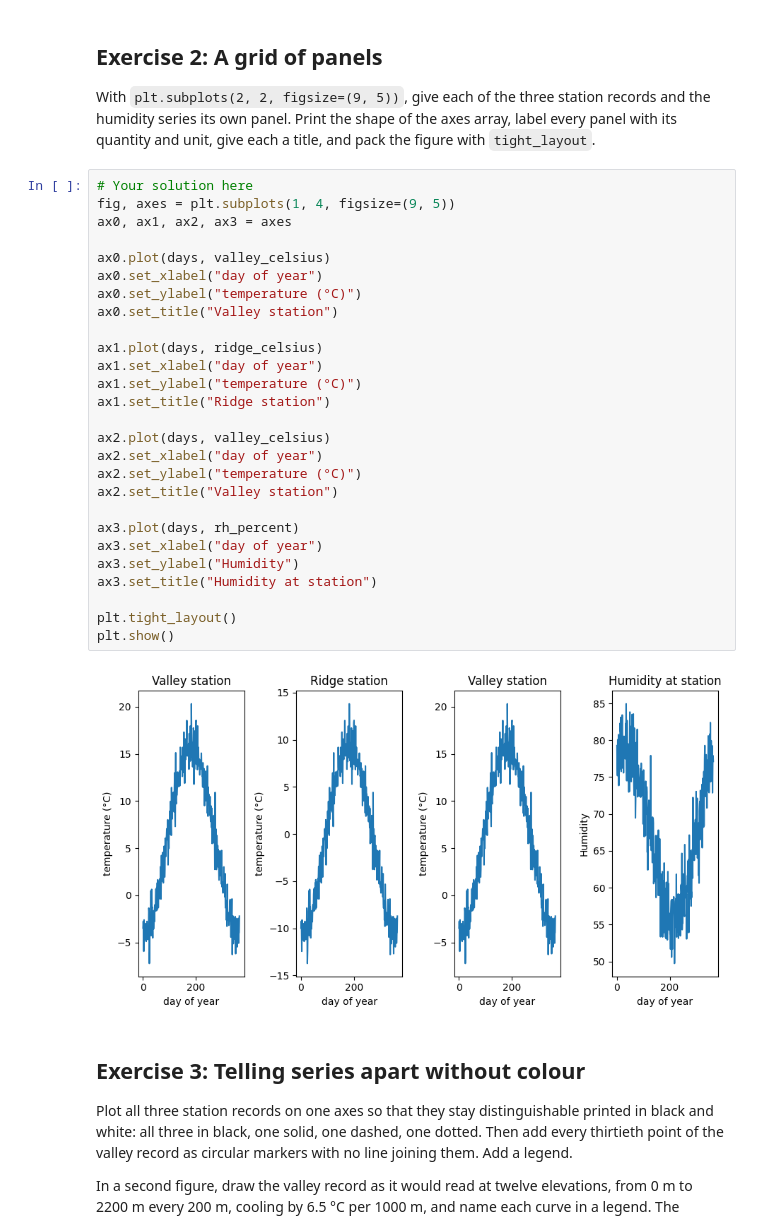
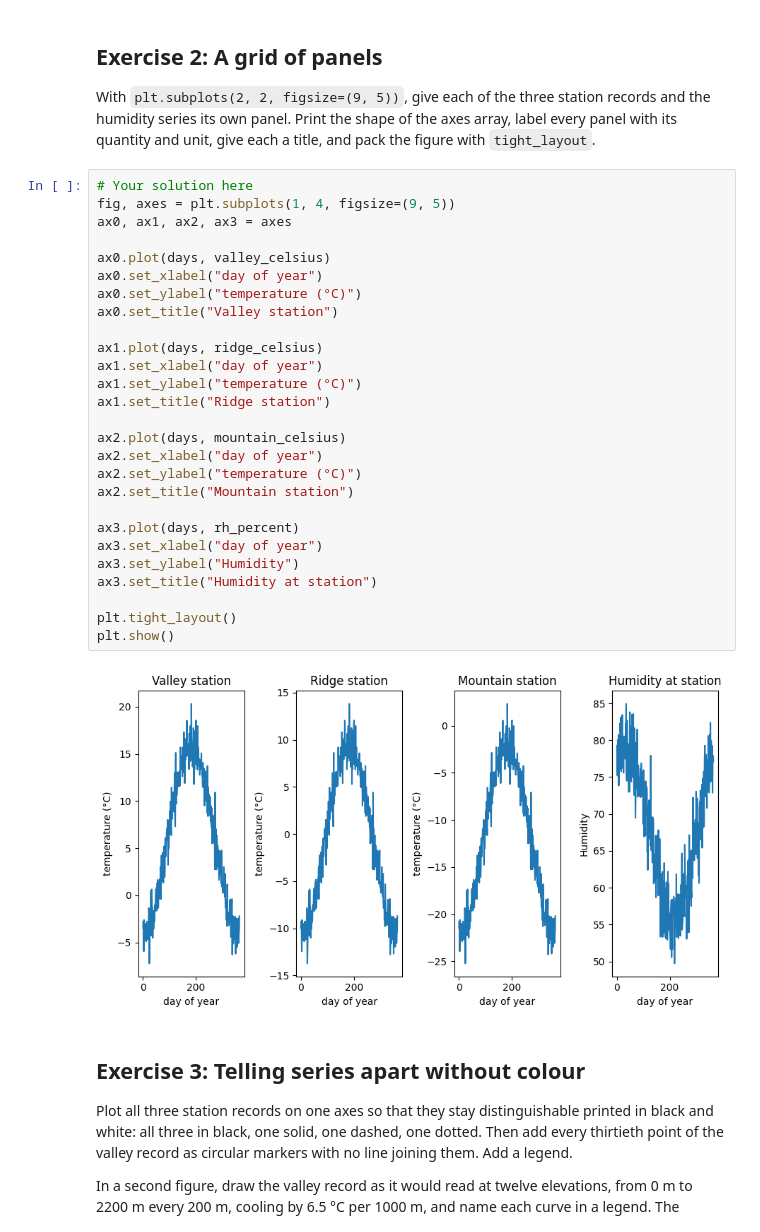
Before and after one commit to liviooneil/2026_Intro_Python, a Jupyter notebook: live/part-I/1.4-matplotlib-and-xarray-exercises.ipynb, the cells around one changed output. Cells and saved outputs as stored; diff of their text form.

```diff
--- a/live/part-I/1.4-matplotlib-and-xarray-exercises.ipynb
+++ b/live/part-I/1.4-matplotlib-and-xarray-exercises.ipynb
@@ -75,32 +75,32 @@ quantity and unit, give each a title, and pack the figure with `tight_layout`.
 # %%
 # Your solution here
 fig, axes = plt.subplots(1, 4, figsize=(9, 5))
 ax0, ax1, ax2, ax3 = axes
 
 ax0.plot(days, valley_celsius)
 ax0.set_xlabel("day of year")
 ax0.set_ylabel("temperature (°C)")
 ax0.set_title("Valley station")
 
 ax1.plot(days, ridge_celsius)
 ax1.set_xlabel("day of year")
 ax1.set_ylabel("temperature (°C)")
 ax1.set_title("Ridge station")
 
-ax2.plot(days, valley_celsius)
+ax2.plot(days, mountain_celsius)
 ax2.set_xlabel("day of year")
 ax2.set_ylabel("temperature (°C)")
-ax2.set_title("Valley station")
+ax2.set_title("Mountain station")
 
 ax3.plot(days, rh_percent)
 ax3.set_xlabel("day of year")
 ax3.set_ylabel("Humidity")
 ax3.set_title("Humidity at station")
 
 plt.tight_layout()
 plt.show()
 # %% [output]
-[figure, old version]
+[figure, new version]
 # %% [markdown]
 ## Exercise 3: Telling series apart without colour
 
```
Also changed, not shown: parts of 3 cells of this notebook.
